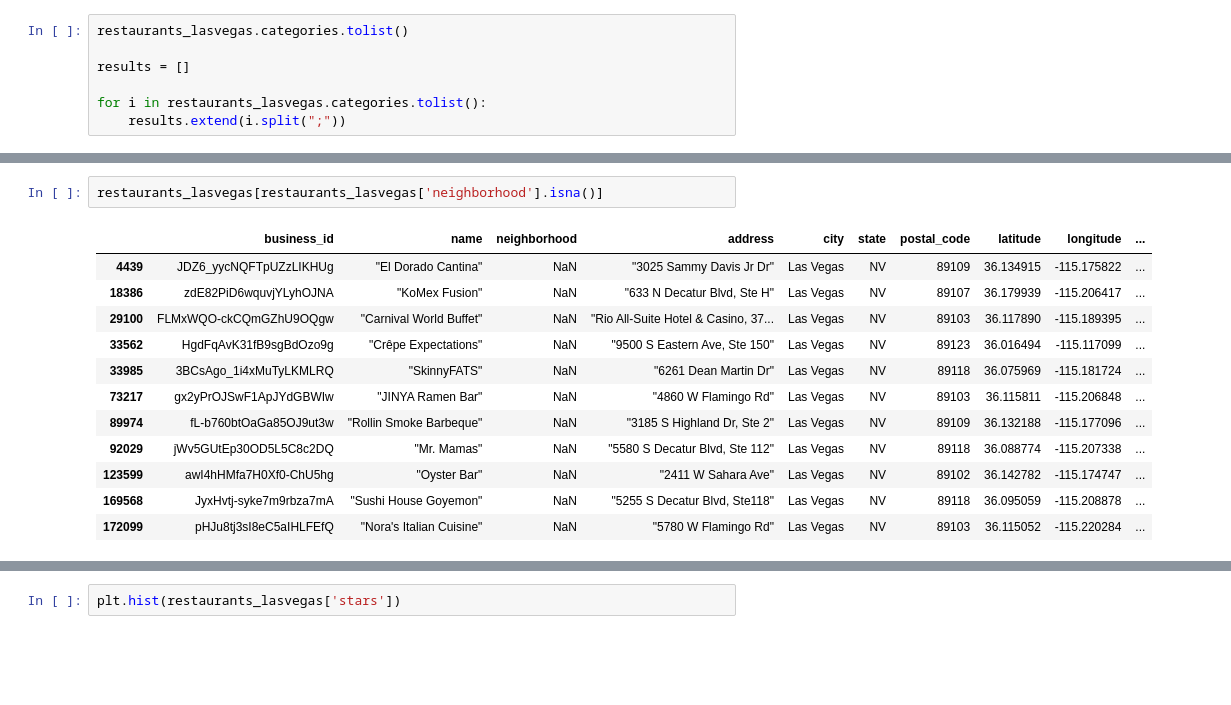
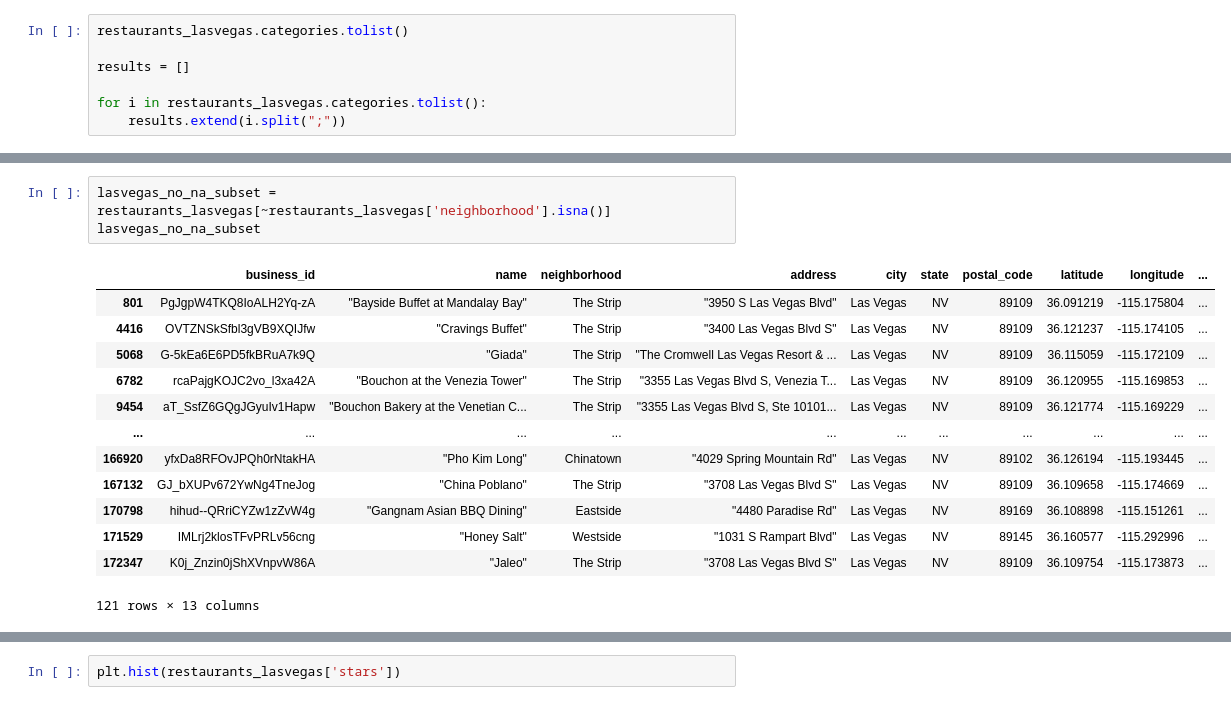
Before and after one commit to raychng/bt4014-project, a Jupyter notebook: ray_preprocessing.ipynb, the cells around one changed output, grey strips where cells are left out. Saved outputs shown, nothing was run; the diff lists cells and outputs as text; blank space fills up the shorter version.

```diff
--- a/ray_preprocessing.ipynb
+++ b/ray_preprocessing.ipynb
@@ -200,17 +167,19 @@ restaurants_lasvegas[restaurants_lasvegas['categories'].str.contains('Breakfast
 | 138997 | ZkGDCVKSdf8m76cnnalL-A | "Le Village Buffet" | The Strip | "3655 Las Vegas Blvd S" | Las Vegas | NV | 89109 | 36.112842 | -115.170569 | ... |
 | 157681 | C9ImzBi5fn742ZcAYDww2A | "Rise & Shine - A Steak & Egg Place" | Southwest | "10690 Southern Highlands Pkwy" | Las Vegas | NV | 89141 | 35.994950 | -115.206218 | ... |
 # %%
-restaurants_lasvegas[restaurants_lasvegas['neighborhood'].isna()]
+lasvegas_no_na_subset = restaurants_lasvegas[~restaurants_lasvegas['neighborhood'].isna()]
+lasvegas_no_na_subset
 # %% [output]
 |  | business_id | name | neighborhood | address | city | state | postal_code | latitude | longitude | ... |
-| 4439 | JDZ6_yycNQFTpUZzLIKHUg | "El Dorado Cantina" | NaN | "3025 Sammy Davis Jr Dr" | Las Vegas | NV | 89109 | 36.134915 | -115.175822 | ... |
-| 18386 | zdE82PiD6wquvjYLyhOJNA | "KoMex Fusion" | NaN | "633 N Decatur Blvd, Ste H" | Las Vegas | NV | 89107 | 36.179939 | -115.206417 | ... |
-| 29100 | FLMxWQO-ckCQmGZhU9OQgw | "Carnival World Buffet" | NaN | "Rio All-Suite Hotel & Casino, 37... | Las Vegas | NV | 89103 | 36.117890 | -115.189395 | ... |
-| 33562 | HgdFqAvK31fB9sgBdOzo9g | "Crêpe Expectations" | NaN | "9500 S Eastern Ave, Ste 150" | Las Vegas | NV | 89123 | 36.016494 | -115.117099 | ... |
-| 33985 | 3BCsAgo_1i4xMuTyLKMLRQ | "SkinnyFATS" | NaN | "6261 Dean Martin Dr" | Las Vegas | NV | 89118 | 36.075969 | -115.181724 | ... |
-| 73217 | gx2yPrOJSwF1ApJYdGBWIw | "JINYA Ramen Bar" | NaN | "4860 W Flamingo Rd" | Las Vegas | NV | 89103 | 36.115811 | -115.206848 | ... |
-| 89974 | fL-b760btOaGa85OJ9ut3w | "Rollin Smoke Barbeque" | NaN | "3185 S Highland Dr, Ste 2" | Las Vegas | NV | 89109 | 36.132188 | -115.177096 | ... |
-| 92029 | jWv5GUtEp30OD5L5C8c2DQ | "Mr. Mamas" | NaN | "5580 S Decatur Blvd, Ste 112" | Las Vegas | NV | 89118 | 36.088774 | -115.207338 | ... |
-| 123599 | awI4hHMfa7H0Xf0-ChU5hg | "Oyster Bar" | NaN | "2411 W Sahara Ave" | Las Vegas | NV | 89102 | 36.142782 | -115.174747 | ... |
-| 169568 | JyxHvtj-syke7m9rbza7mA | "Sushi House Goyemon" | NaN | "5255 S Decatur Blvd, Ste118" | Las Vegas | NV | 89118 | 36.095059 | -115.208878 | ... |
-| 172099 | pHJu8tj3sI8eC5aIHLFEfQ | "Nora's Italian Cuisine" | NaN | "5780 W Flamingo Rd" | Las Vegas | NV | 89103 | 36.115052 | -115.220284 | ... |
+| 801 | PgJgpW4TKQ8IoALH2Yq-zA | "Bayside Buffet at Mandalay Bay" | The Strip | "3950 S Las Vegas Blvd" | Las Vegas | NV | 89109 | 36.091219 | -115.175804 | ... |
+| 4416 | OVTZNSkSfbl3gVB9XQIJfw | "Cravings Buffet" | The Strip | "3400 Las Vegas Blvd S" | Las Vegas | NV | 89109 | 36.121237 | -115.174105 | ... |
+| 5068 | G-5kEa6E6PD5fkBRuA7k9Q | "Giada" | The Strip | "The Cromwell Las Vegas Resort & ... | Las Vegas | NV | 89109 | 36.115059 | -115.172109 | ... |
+| 6782 | rcaPajgKOJC2vo_l3xa42A | "Bouchon at the Venezia Tower" | The Strip | "3355 Las Vegas Blvd S, Venezia T... | Las Vegas | NV | 89109 | 36.120955 | -115.169853 | ... |
+| 9454 | aT_SsfZ6GQgJGyuIv1Hapw | "Bouchon Bakery at the Venetian C... | The Strip | "3355 Las Vegas Blvd S, Ste 10101... | Las Vegas | NV | 89109 | 36.121774 | -115.169229 | ... |
+| ... | ... | ... | ... | ... | ... | ... | ... | ... | ... | ... |
+| 166920 | yfxDa8RFOvJPQh0rNtakHA | "Pho Kim Long" | Chinatown | "4029 Spring Mountain Rd" | Las Vegas | NV | 89102 | 36.126194 | -115.193445 | ... |
+| 167132 | GJ_bXUPv672YwNg4TneJog | "China Poblano" | The Strip | "3708 Las Vegas Blvd S" | Las Vegas | NV | 89109 | 36.109658 | -115.174669 | ... |
+| 170798 | hihud--QRriCYZw1zZvW4g | "Gangnam Asian BBQ Dining" | Eastside | "4480 Paradise Rd" | Las Vegas | NV | 89169 | 36.108898 | -115.151261 | ... |
+| 171529 | IMLrj2klosTFvPRLv56cng | "Honey Salt" | Westside | "1031 S Rampart Blvd" | Las Vegas | NV | 89145 | 36.160577 | -115.292996 | ... |
+| 172347 | K0j_Znzin0jShXVnpvW86A | "Jaleo" | The Strip | "3708 Las Vegas Blvd S" | Las Vegas | NV | 89109 | 36.109754 | -115.173873 | ... |
+121 rows × 13 columns
```
Also changed, not shown: parts of 14 cells of this notebook.
